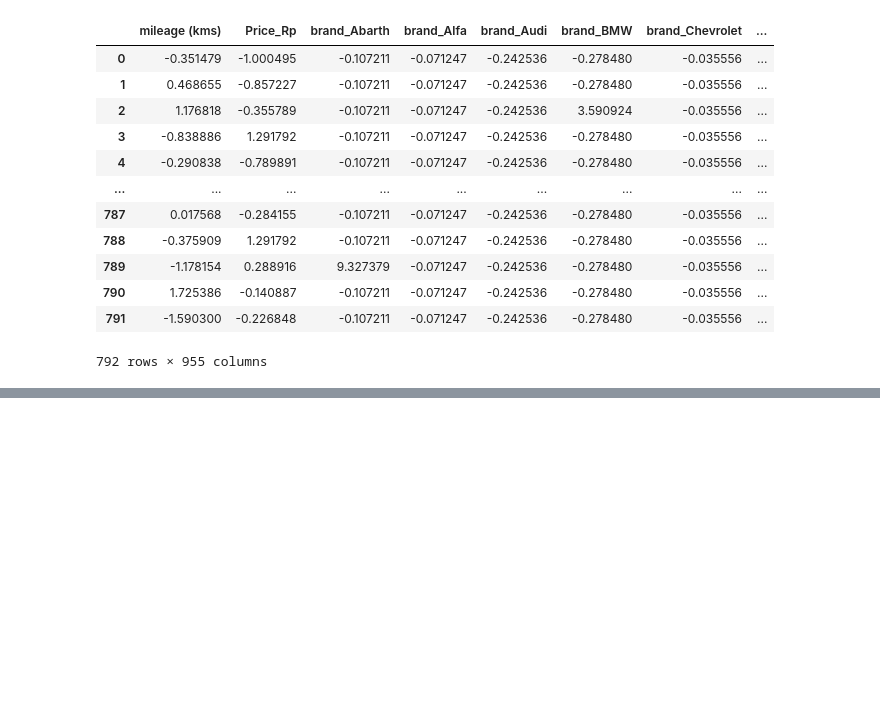
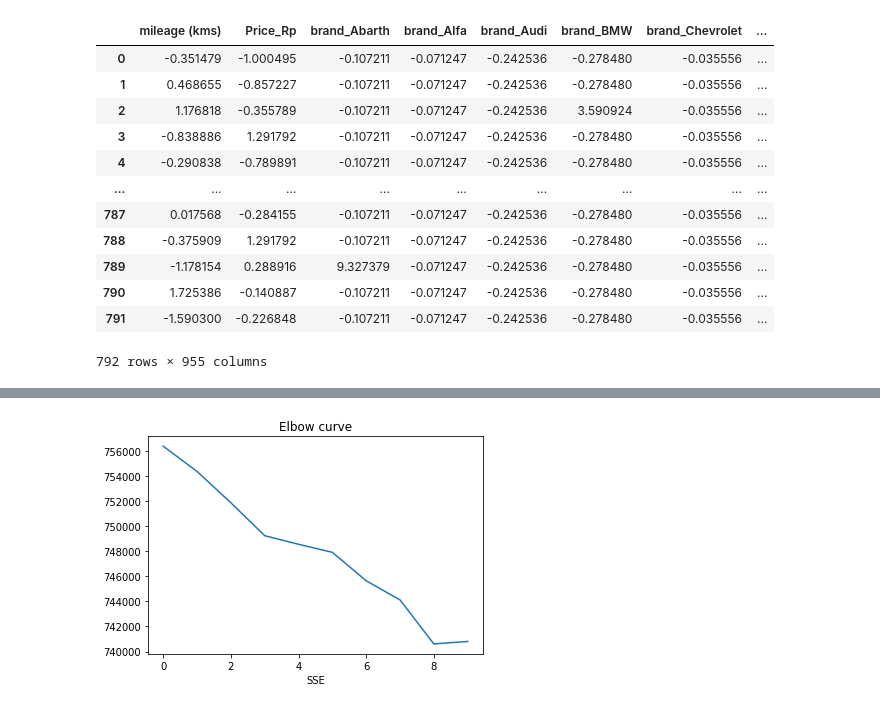
Before and after one commit to ackermanjayjay/walkhtrough-ai, a Jupyter notebook: Clustering/Clustering.ipynb, the cells around one changed output, grey strips where cells are left out. Drawn from its saved outputs; the diff is of its cells as text; code cells hidden in the pictures; blank space fills up the shorter version.

Commit message:
the data car done clustering use kmeans

```diff
--- a/Clustering/Clustering.ipynb
+++ b/Clustering/Clustering.ipynb
@@ -241,3 +241,9 @@ df_scaled
 | 790 | 1.725386 | -0.140887 | -0.107211 | -0.071247 | -0.242536 | -0.278480 | -0.035556 | ... |
 | 791 | -1.590300 | -0.226848 | -0.107211 | -0.071247 | -0.242536 | -0.278480 | -0.035556 | ... |
 792 rows × 955 columns
+# %%
+sse = []
+for k in range(1, 11):
+  kmeans = KMeans(n_clusters=k)
+  kmeans.fit(df_scaled)
+  sse.append(kmeans.inertia_)
@@ -243,0 +268,7 @@ df_scaled
+# %%
+plt.plot(sse)
+plt.xlabel("Cluster numbering")
+plt.xlabel("SSE");
+plt.title("Elbow curve");
+# %% [output]
+[figure, added]
```
Also changed, not shown: parts of 8 cells of this notebook.
